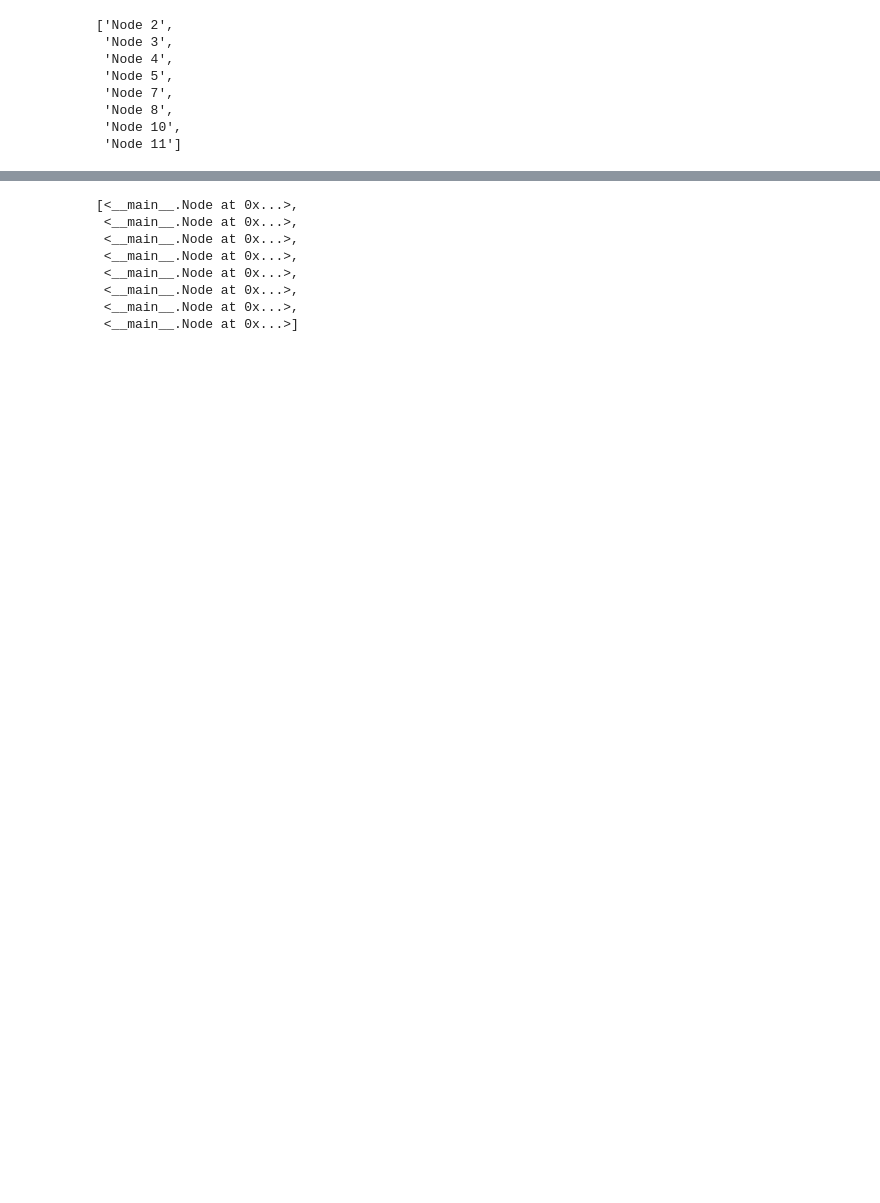
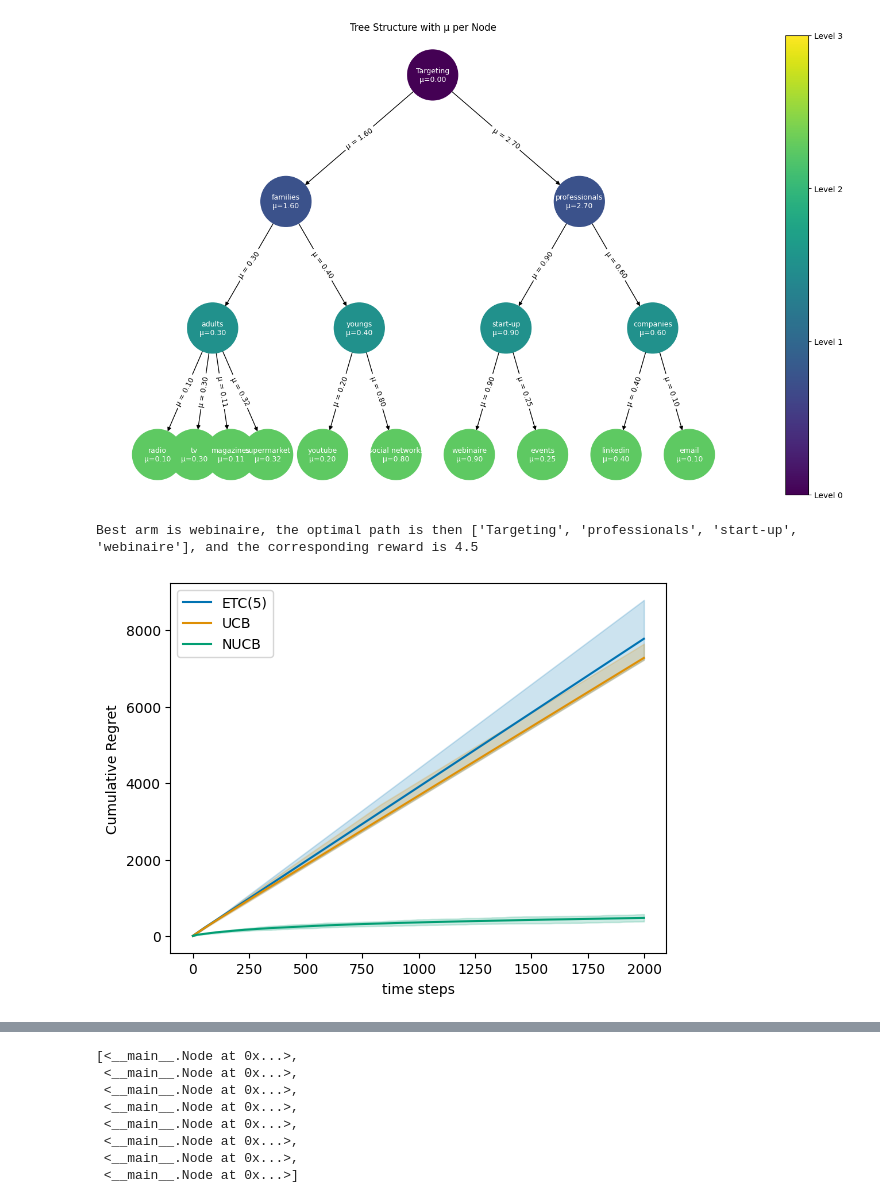
Before and after one commit to AugustinCablant/CRITEO-INTERNSHIP, a Jupyter notebook: create_environment.ipynb, the cells around one changed output, grey strips where cells are left out. Drawn from its saved outputs; the diff is of its cells as text; code cells hidden in the pictures; blank space fills up the shorter version.

```diff
--- a/create_environment.ipynb
+++ b/create_environment.ipynb
@@ -272,7 +272,6 @@ class StochasticEnvironment(gym.Env):
         mus_layer1 = self.mus[1]
         families, _ = tree.insert(parent_node=root, name="families", mean=mus_layer1[0], var=var)
         professionals, _ = tree.insert(parent_node=root, name="professionals", mean=mus_layer1[1], var=var)
-        name0, _ = tree.insert(parent_node=root, name="name0", mean=mus_layer1[2], var=var)
 
         # Second Layer
         mus_layer2 = self.mus[2]
@@ -283,11 +282,6 @@ class StochasticEnvironment(gym.Env):
         mus_layer22 = mus_layer2[1]
         start_up, _ = tree.insert(parent_node=professionals, name="start-up", mean=mus_layer22[0], var=var)
         companies, _ = tree.insert(parent_node=professionals, name="companies", mean=mus_layer22[1], var=var)
-
-        mus_layer23 = mus_layer2[2]
-        name1, _ = tree.insert(parent_node=name0, name="name1", mean=mus_layer23[0], var=var)
-        name2, _ = tree.insert(parent_node=name0, name="name2", mean=mus_layer23[1], var=var)
-        name3, _ = tree.insert(parent_node=name0, name="name3", mean=mus_layer23[2], var=var)
 
         # Third Layer
         mus_layer3 = self.mus[3]
@@ -311,18 +305,6 @@ class StochasticEnvironment(gym.Env):
         linkedin, _ = tree.insert(parent_node=companies, name="linkedin", mean=mus_layer322[0], var=var)
         email, _ = tree.insert(parent_node=companies, name="email", mean=mus_layer322[1], var=var)
 
-        mus_layer33 = mus_layer3[2]
-        mus_layer331 = mus_layer33[0]
-        name11, _ = tree.insert(parent_node=name1, name="name11", mean=mus_layer331[0], var=var)
-        name12, _ = tree.insert(parent_node=name1, name="name12", mean=mus_layer331[1], var=var)
-
-        mus_layer332 = mus_layer33[1]
-        name21, _ = tree.insert(parent_node=name2, name="name21", mean=mus_layer332[0], var=var)
-        name22, _ = tree.insert(parent_node=name2, name="name22", mean=mus_layer332[1], var=var)
-
-        mus_layer333 = mus_layer33[2]
-        name31, _ = tree.insert(parent_node=name3, name="name31", mean=mus_layer333[0], var=var)
-        name32, _ = tree.insert(parent_node=name3, name="name32", mean=mus_layer333[1], var=var)
 
         tree.step()
         return tree
@@ -342,7 +324,7 @@ class StochasticEnvironment(gym.Env):
         return reward
 
     def get_reward_by_path(self, path):
-        return np.sum([node.value for node in path]), [node.value for node in path]
+        return np.sum([node.value for node in path]), [node.value for node in path], np.sum([node.mean for node in path])
 
     def get_total_reward_per_leaf(self):
         action_set = self.get_action_set()
@@ -413,3 +344,33 @@ mus
+# %%
+T = 2000  # Finite Horizon
+N = 50  # Monte Carlo simulations
+q = 10  #choice of percentile display
+mus = [0,
+       [1.6, 2.7, 1.5],  # Layer 1
+       [[0.3, 0.4], [0.9, 0.6], [0.6, 0.1, 0.4]],  # Layer 2
+       [[[0.1, 0.3, 0.11, 0.32], [0.2, 0.8]], [[0.9, 0.25], [0.4, 0.1]], [[0.1, 0.8], [0.3, 0.03], [0.7, 0.01]]] # Layer 3
+       ]
+
+
+# Framework for the experiments
+env = StochasticEnvironment(mus, var=1)
+env.tree.visualize_tree_mu()
+action_set = env.get_action_set()
+
+# Initialization of the agents
+ucb = UCB(action_set=action_set)
+nucb = NUCB(tree=env.tree)
+etc = ExploreThenCommit(action_set=action_set)
+
+# Run experiments
+all_data = experiment(env, [etc, ucb, nucb], Nmc=N, T=T)
+
+# Plot results
+plot_regret(regrets = all_data, logscale = False, lb = None, q = 0.5)
+# %% [output]
+[figure, added]
+Best arm is webinaire, the optimal path is then ['Targeting', 'professionals', 'start-up', 'webinaire'], and the corresponding reward is 4.5
+[figure, added]
 # %%
 class StochasticEnvironment(gym.Env):
     def __init__(self, layers, min_children, max_children, p, reward_min, reward_max, var, seed=None):
@@ -544,16 +459,3 @@ tree = generate_tree(seed=2025,
-# %%
-leaves = tree.get_all_leaves()
-
-[node.name for node in leaves]
-# %% [output]
-['Node 2',
- 'Node 3',
- 'Node 4',
- 'Node 5',
- 'Node 7',
- 'Node 8',
- 'Node 10',
- 'Node 11']
 # %%
 colors = sns.color_palette('colorblind')
 
```
Also changed, not shown: parts of 5 cells of this notebook, 1 other file.
